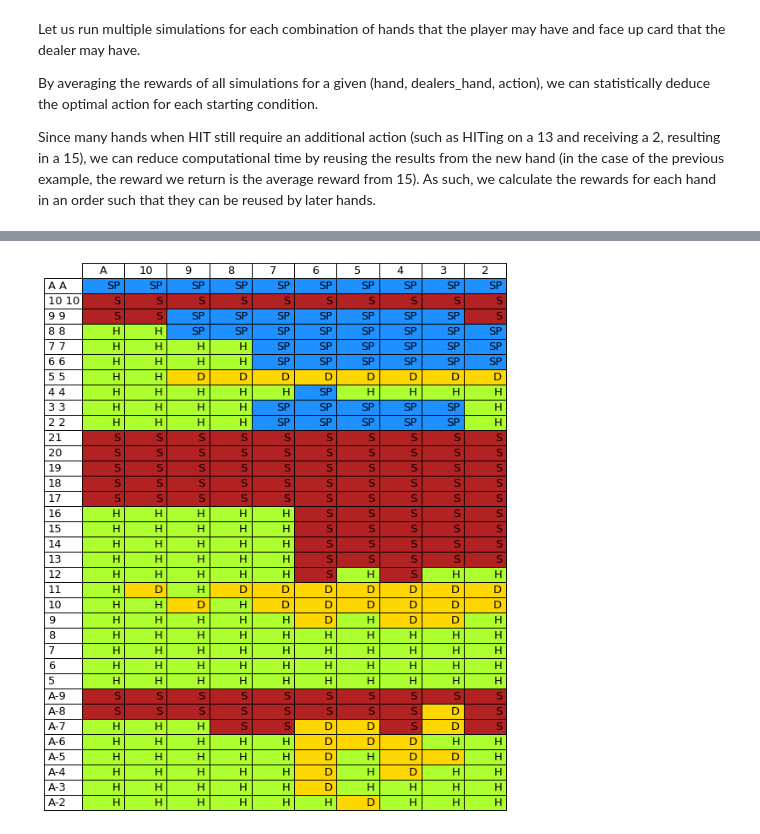
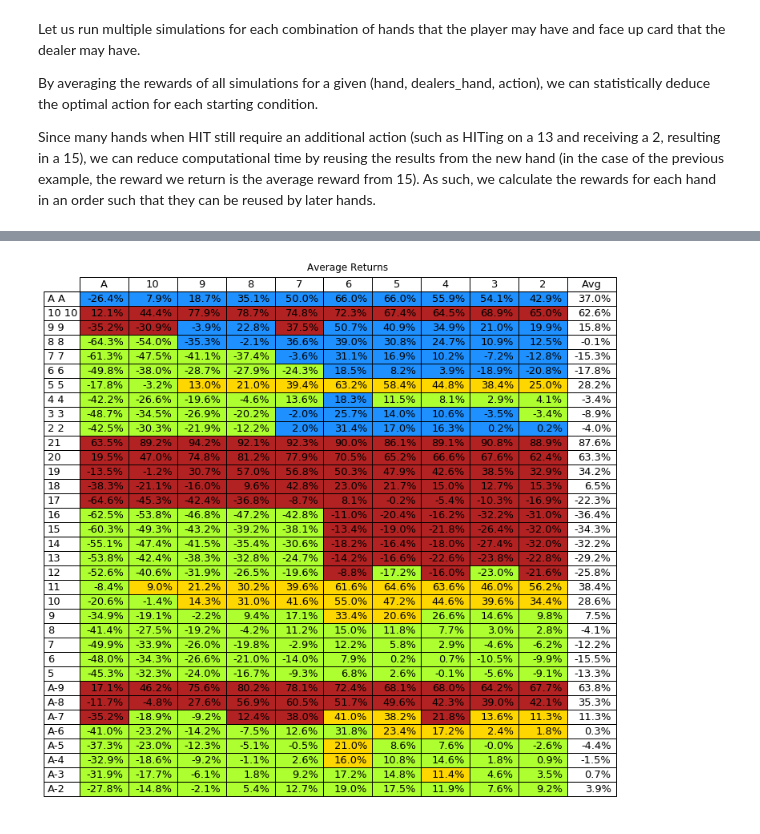
Before and after one commit to ro0sterjam/21, a Jupyter notebook: statistical_analysis.ipynb, the cells around one changed output, grey strips where cells are left out. Cells and saved outputs as stored; diff of their text form; code cells hidden in the pictures.

```diff
--- a/statistical_analysis.ipynb
+++ b/statistical_analysis.ipynb
@@ -145,14 +224,25 @@ best_chart_actions = np.argmax(chart_actions, axis=2)
-# %%
-fig, ax = plt.subplots()
-ax.axis('tight')
-ax.axis('off')
-table = ax.table(cellText=action_labels[best_chart_actions],
-                 rowLabels=hand_labels,
-                 colLabels=dealers_hand_labels,
-                 cellColours=action_colours[best_chart_actions],
-                 loc='center')
-
-table.set_fontsize(13)
-table.scale(1.5, 1.5)
-# %% [output]
-[figure, removed]
+# %%
+best_rewards = np.max(returns, axis=2)
+avg_rewards = np.mean(best_rewards, axis=1, keepdims=True)
+total_avg_rewards = np.mean(avg_rewards)
+
+format_to_percentage = np.vectorize(lambda x: '{:.1f}%'.format(x * 100))
+rewards = format_to_percentage(np.append(best_rewards, avg_rewards, axis=1))
+col_labels = np.append(dealers_hand_labels, ['Avg'])
+avg_cell_colours = np.tile('white', (hand_labels.shape[0], 1))
+cell_colours = np.append(action_colours[best_chart_actions], avg_cell_colours, axis=1)
+
+fig, ax = plt.subplots(figsize=(8, 12))
+ax.axis('tight')
+ax.axis('off')
+ax.set_title('Average Returns')
+table = ax.table(cellText=rewards,
+                 rowLabels=hand_labels,
+                 colLabels=col_labels,
+                 cellColours=cell_colours,
+                 loc='center')
+
+table.set_fontsize(13)
+table.scale(1.5, 1.5)
+# %% [output]
+[figure, added]
```
Also changed, not shown: parts of 5 cells of this notebook.
